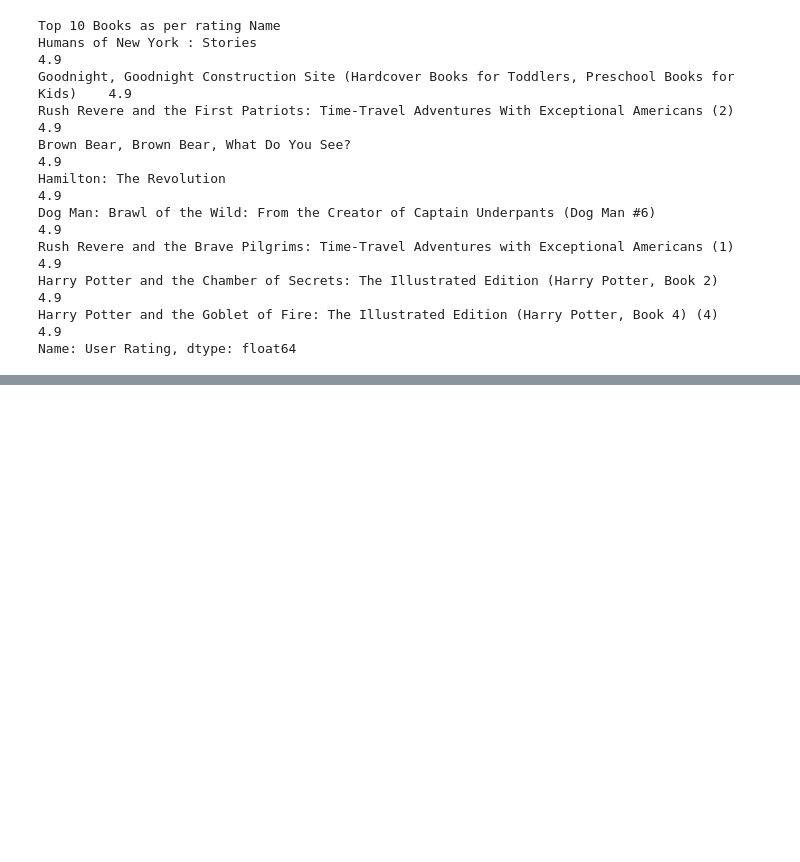
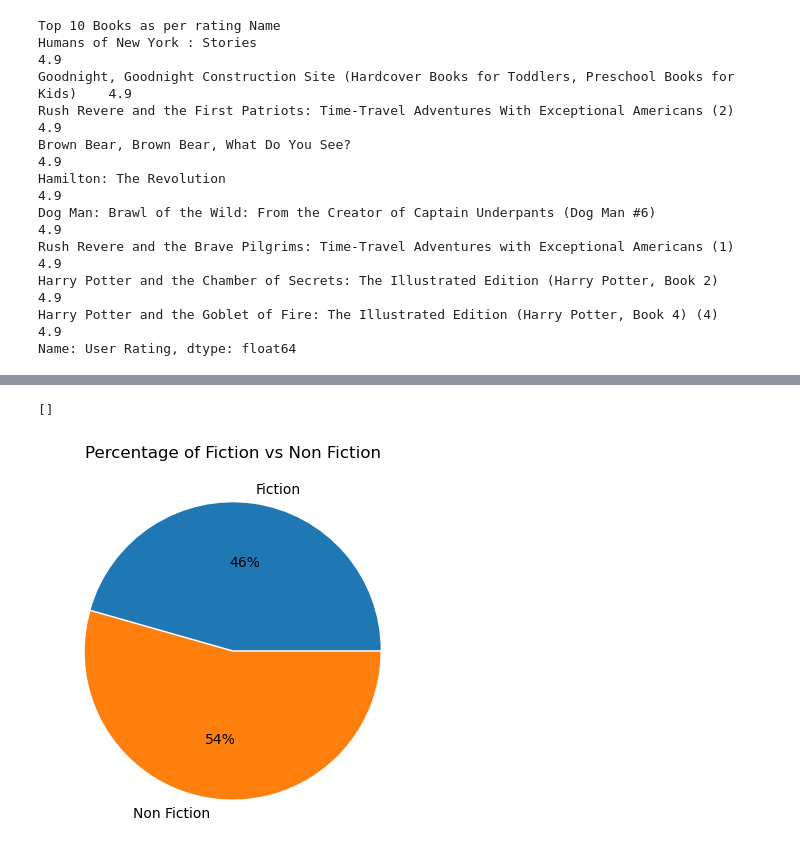
Before and after one commit to AbsurdCoder/Exploratory, a Jupyter notebook: explore_books.ipynb, the cells around one changed output, grey strips where cells are left out. Cells and saved outputs as stored; diff of their text form; code cells hidden in the pictures; blank space fills up the shorter version.

```diff
--- a/explore_books.ipynb
+++ b/explore_books.ipynb
@@ -170,0 +195,8 @@ Name: User Rating, dtype: float64
+# %%
+explode = [0, 0.01]
+plt.pie(genre_group['%age'], labels=genre_group['Genre'], explode=explode, autopct='%.0f%%')
+plt.title('Percentage of Fiction vs Non Fiction')
+plt.plot()
+# %% [output]
+[]
+[figure, added]
```
Also changed, not shown: parts of 7 cells of this notebook.
